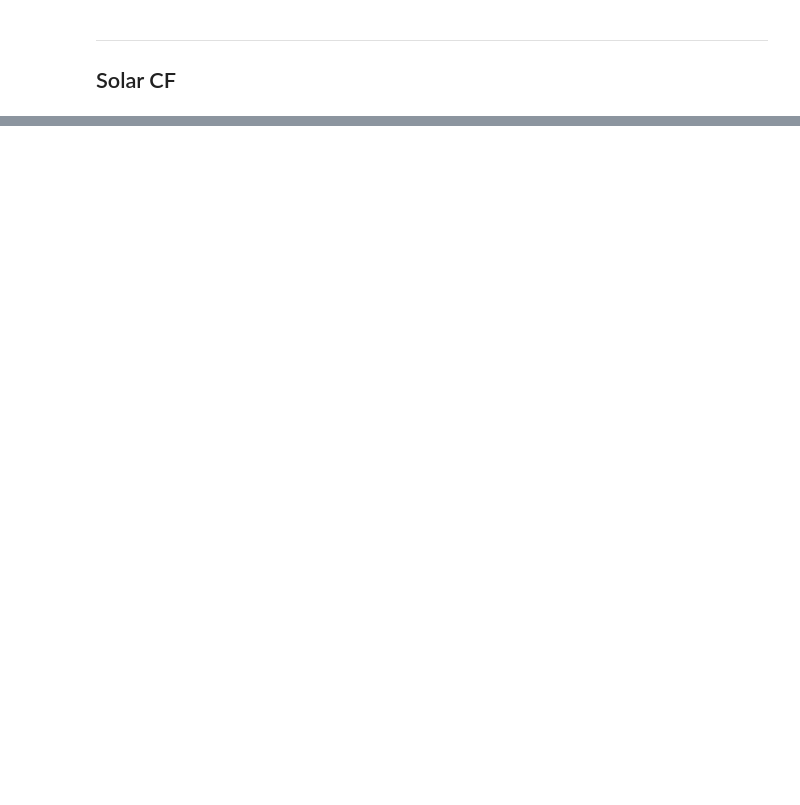
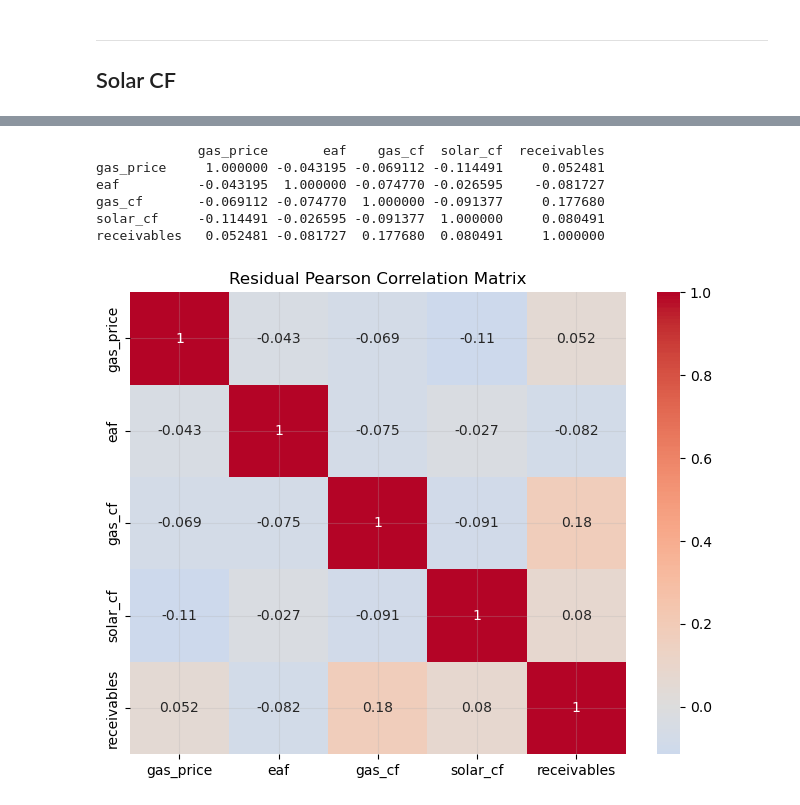
Before and after one commit to I-Sobe/nigeria-integrated-energy-model, a Jupyter notebook: integrated_gas_solar_model.ipynb, the cells around one changed output, grey strips where cells are left out. Cells and saved outputs as stored; diff of their text form; code cells hidden in the pictures; blank space fills up the shorter version.

Commit message:
Add: Final forecast + Residual extraction & diagnostics + Empirical Marginals + Pseudo-Observations

```diff
--- a/integrated_gas_solar_model.ipynb
+++ b/integrated_gas_solar_model.ipynb
@@ -622,7 +608,7 @@ compute_vif(
 # ═══════════════════════════════════════════════════════════════════════
 
 from statsmodels.tsa.stattools import adfuller, kpss
-
+df["ln_receivables"] = np.log(df["receivables"])
 stationarity_vars = {
 
     # GAS PRICE MODEL
@@ -1853,3 +1788,5 @@ Alternative: Possible Cointegration
+# %%
+recv_final = recv_ardl_ecm
 # %% [markdown]
 ---
 ## Solar CF
@@ -2304,0 +2128,21 @@ dtype: float64
+# %%
+# ==========================================================
+# MASTER RESIDUAL DATASET
+# ==========================================================
+
+residuals = pd.concat(
+    [
+        gas_resid.rename("gas_price"),
+        eaf_resid.rename("eaf"),
+        gcf_resid.rename("gas_cf"),
+        solar_resid.rename("solar_cf"),
+        recv_resid.rename("receivables")
+    ],
+    axis=1
+)
+
+residuals = residuals.dropna()
+
+print(residuals.shape)
+
+residuals.head()
@@ -2304,0 +2157,27 @@ dtype: float64
+# %%
+# ==========================================================
+# PEARSON CORRELATION
+# ==========================================================
+
+pearson_resid = residuals.corr()
+
+print(pearson_resid)
+
+plt.figure(figsize=(8,6))
+sns.heatmap(
+    pearson_resid,
+    annot=True,
+    cmap="coolwarm",
+    center=0
+)
+
+plt.title("Residual Pearson Correlation Matrix")
+plt.show()
+# %% [output]
+             gas_price       eaf    gas_cf  solar_cf  receivables
+gas_price     1.000000 -0.043195 -0.069112 -0.114491     0.052481
+eaf          -0.043195  1.000000 -0.074770 -0.026595    -0.081727
+gas_cf       -0.069112 -0.074770  1.000000 -0.091377     0.177680
+solar_cf     -0.114491 -0.026595 -0.091377  1.000000     0.080491
+receivables   0.052481 -0.081727  0.177680  0.080491     1.000000
+[figure, added]
```
Also changed, not shown: parts of 57 cells of this notebook, 5 other files.
